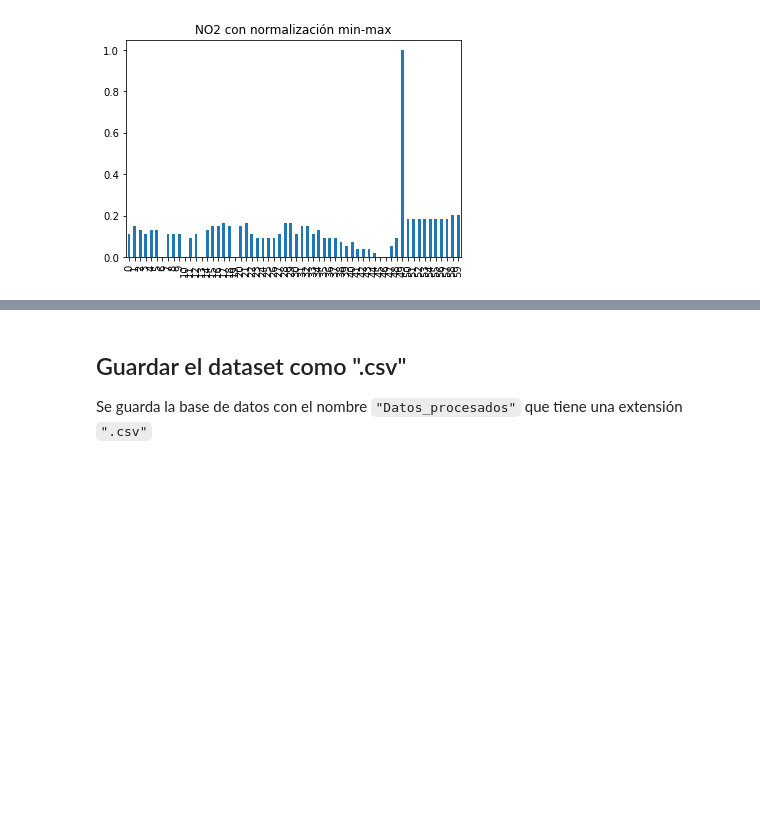
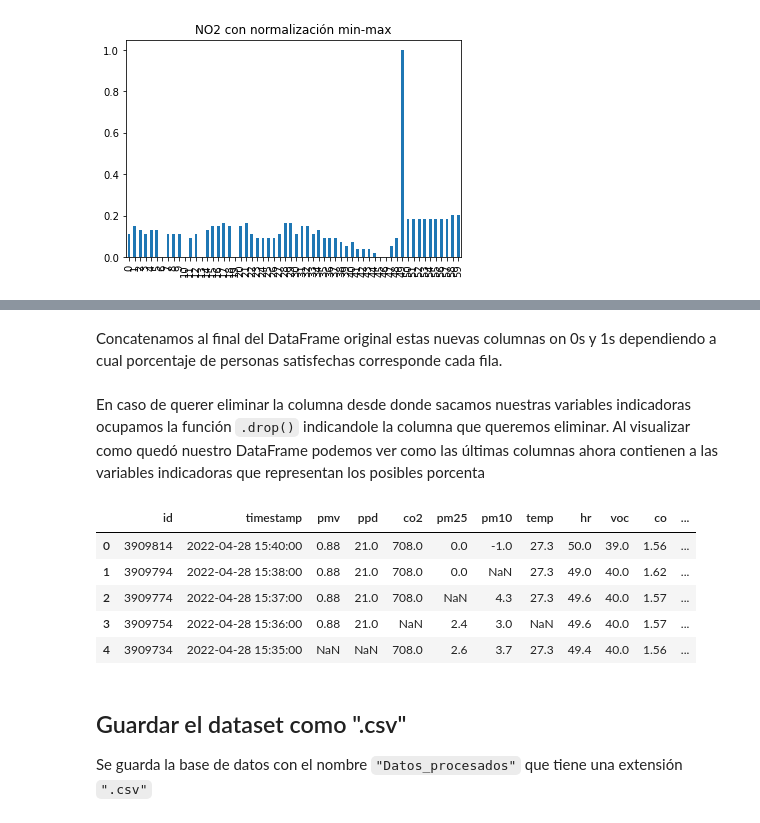
Before and after one commit to gaticavm9/Data-Wrangling, a Jupyter notebook: Main.ipynb, the cells around one changed output, grey strips where cells are left out. Cells and saved outputs as stored; diff of their text form; code cells hidden in the pictures; blank space fills up the shorter version.

Commit message:
variables indicadoras

```diff
--- a/Main.ipynb
+++ b/Main.ipynb
@@ -255,0 +263,2 @@ df_normMinMax['no2'].plot(title='NO2 con normalización min-max',kind='bar')
+# %%
+variable_dummy_1 = pd.get_dummies(df["ppd"])
@@ -255,0 +267,3 @@ df_normMinMax['no2'].plot(title='NO2 con normalización min-max',kind='bar')
+# %%
+variable_dummy_1.rename(columns={19.0:'disconformidad-19%', 20.0:'disconformidad-20%', 21.0:'disconformidad-21%', 22.0:'disconformidad-22%'}, inplace=True)
+variable_dummy_1.head()
@@ -256,3 +277,19 @@ df_normMinMax['no2'].plot(title='NO2 con normalización min-max',kind='bar')
+# %% [markdown]
+Concatenamos al final del DataFrame original estas nuevas columnas  on 0s y 1s dependiendo a cual porcentaje de personas satisfechas corresponde cada fila.
+# %%
+df = pd.concat([df, variable_dummy_1], axis=1)
+# %% [markdown]
+En caso de querer eliminar la columna desde donde sacamos nuestras variables indicadoras ocupamos la función `.drop()` indicandole la columna que queremos eliminar. Al visualizar como quedó nuestro DataFrame podemos ver como las últimas columnas ahora contienen a las variables indicadoras que representan los posibles porcenta
+# %%
+#df.drop("ppd", axis = 1, inplace=True)
+df.head()
+# %% [output]
+|  | id | timestamp | pmv | ppd | co2 | pm25 | pm10 | temp | hr | voc | co | ... |
+| 0 | 3909814 | 2022-04-28 15:40:00 | 0.88 | 21.0 | 708.0 | 0.0 | -1.0 | 27.3 | 50.0 | 39.0 | 1.56 | ... |
+| 1 | 3909794 | 2022-04-28 15:38:00 | 0.88 | 21.0 | 708.0 | 0.0 | NaN | 27.3 | 49.0 | 40.0 | 1.62 | ... |
+| 2 | 3909774 | 2022-04-28 15:37:00 | 0.88 | 21.0 | 708.0 | NaN | 4.3 | 27.3 | 49.6 | 40.0 | 1.57 | ... |
+| 3 | 3909754 | 2022-04-28 15:36:00 | 0.88 | 21.0 | NaN | 2.4 | 3.0 | NaN | 49.6 | 40.0 | 1.57 | ... |
+| 4 | 3909734 | 2022-04-28 15:35:00 | NaN | NaN | 708.0 | 2.6 | 3.7 | 27.3 | 49.4 | 40.0 | 1.56 | ... |
 # %% [markdown]
 ## Guardar el dataset como ".csv"
 Se guarda la base de datos con el nombre `"Datos_procesados"` que tiene una extensión `".csv"`
```
Also changed, not shown: parts of 5 cells of this notebook.
